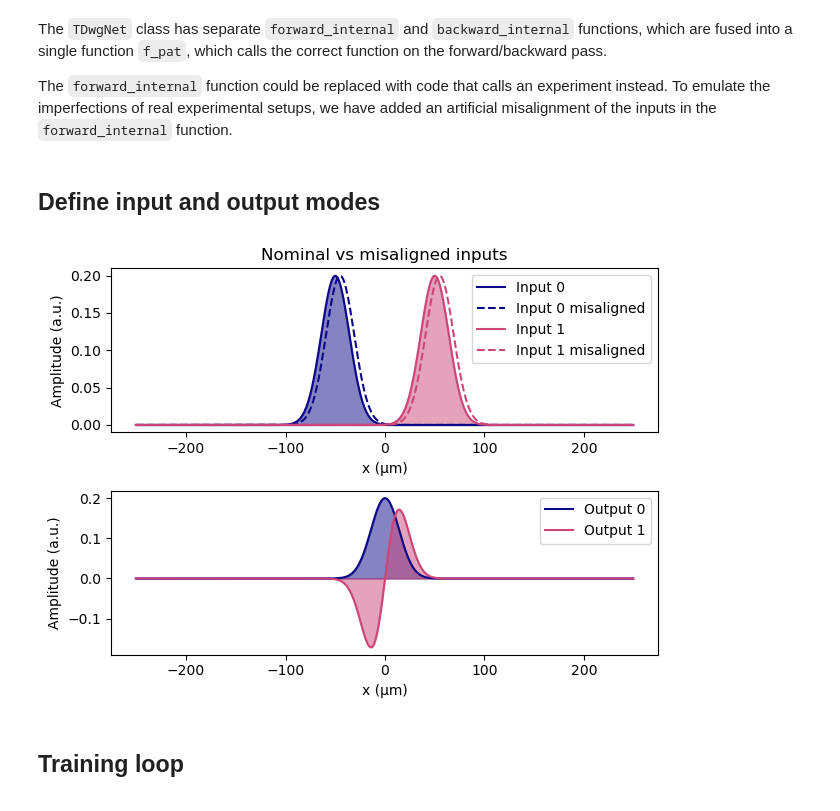
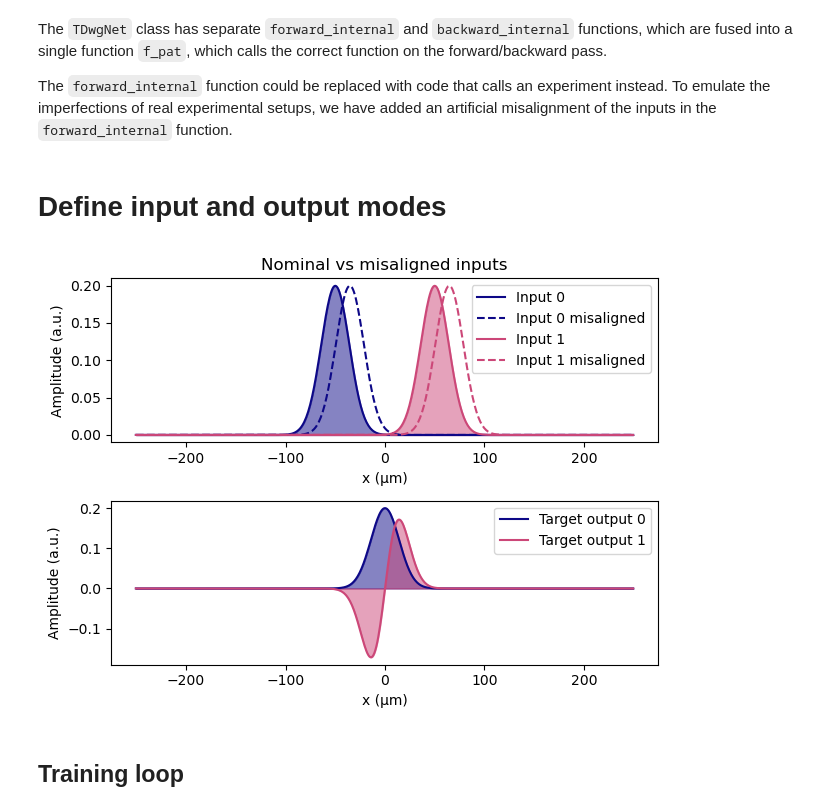
Before and after one commit to ms3452/2D-waveguide-demo-code, a Jupyter notebook: Example 6 Mismatched forward-backward pass.ipynb, the cells around one changed output. Drawn from its saved outputs; the diff is of its cells as text; code cells hidden in the pictures.

```diff
--- a/Example 6 Mismatched forward-backward pass.ipynb
+++ b/Example 6 Mismatched forward-backward pass.ipynb
@@ -45,14 +45,15 @@ W0 = 20  # Beam waist (1/e² radius) in μm
 
 # Training parameters
 DELTA_N_VAL = 1e-3  # Maximum refractive index change
-ITERATIONS = 100  # Number of training epochs
-LR = 0.5e-1  # Learning rate for optimizer
+ITERATIONS = 150  # Number of training epochs
+LR = 0.03 # Learning rate for optimizer
 GAMMA = 0.99  # Learning rate decay factor
-BATCH_SIZE = NMODES  # Batch size for training
 DEVICE = "cuda" if torch.cuda.is_available() else "cpu"
 
 # Waveguide container object stores simulation geometry and parameters
-wg = Waveguide(NEFF, X_AXIS, Z_AXIS, device=DEVICE)
+background_delta_n = torch.zeros(NX, dtype=torch.complex64)
+background_delta_n = add_absorbing_boundary(X_AXIS, background_delta_n, K0)  # Add PML boundaries
+wg = Waveguide(NEFF, X_AXIS, Z_AXIS, background_delta_n, device=DEVICE)
 # %% [markdown]
 ## Create trainable 2D waveguide class as pytorch.nn.Module
 # %% [markdown]
@@ -133,15 +125,15 @@ class TDwgNet(nn.Module):
 # %% [markdown]
-## Define input and output modes
+# Define input and output modes
 # %%
-INPUT_MISALIGNMENT = 5  # Transverse misalignment of inputs in μm
+INPUT_MISALIGNMENT = 15  # Transverse misalignment of inputs in μm
 # Play around with this value to see whether the training algorithm can handle the misalignment
-# A misalignment of 20 μm does not work well anymore
+# A misalignment of 50 μm does not work well anymore
 # %%
 # Input modes: Gaussian beams evenly spaced from MODE_X_MIN to MODE_X_MAX
 INPUT_MODES = torch.vstack([gaussian_beam(X_AXIS, mu, W0) for mu in np.linspace(MODE_X_MIN, MODE_X_MAX, NMODES)])
 
-# Output modes: Hermite-Gauss modes centered at x=0
-OUTPUT_MODES = make_HG_modes(X_AXIS, x_center=0, w0=W0, n=NMODES)
+# Target output modes: Hermite-Gauss modes centered at x=0
+TARGET_OUTPUT_MODES = make_HG_modes(X_AXIS, x_center=0, w0=W0, n=NMODES)
 # %%
 # Calculate misalignment in grid indices
 INDS_MISALIGNMENT = wg.x2ind(INPUT_MISALIGNMENT) - wg.x2ind(0)
@@ -151,26 +143,26 @@ input_modes_misaligned = torch.roll(INPUT_MODES, INDS_MISALIGNMENT, dims=-1)
 # %%
 # Plot nominal vs misaligned input modes
 plt.subplot(2, 1, 1)
 for ind_mode, mode in enumerate(INPUT_MODES):
-    plt.plot(X_AXIS, INPUT_MODES[ind_mode].cpu(), color=cm.plasma(ind_mode/NMODES), label=f"Input {ind_mode}")
+    plt.plot(X_AXIS, mode.real.cpu(), color=cm.plasma(ind_mode/NMODES), label=f"Input {ind_mode}")
     plt.fill_between(X_AXIS, mode, color=cm.plasma(ind_mode/NMODES), alpha=0.5)
-    plt.plot(X_AXIS, input_modes_misaligned[ind_mode].cpu(), color=cm.plasma(ind_mode/NMODES), ls='--', label=f"Input {ind_mode} misaligned")
+    plt.plot(X_AXIS, input_modes_misaligned[ind_mode].real.cpu(), color=cm.plasma(ind_mode/NMODES), ls='--', label=f"Input {ind_mode} misaligned")
 
 plt.legend(loc='upper right')
 plt.xlabel('x (μm)')
 plt.title('Nominal vs misaligned inputs')
 plt.ylabel('Amplitude (a.u.)')
 
-# Plot output modes
+# Plot target output modes
 plt.subplot(2, 1, 2)
-for ind_mode, mode in enumerate(OUTPUT_MODES):
+for ind_mode, mode in enumerate(TARGET_OUTPUT_MODES):
     plt.fill_between(X_AXIS, mode.real, color=cm.plasma(ind_mode/NMODES), alpha=0.5)
-    plt.plot(X_AXIS, mode.real, color=cm.plasma(ind_mode/NMODES), label=f'Output {ind_mode}')
+    plt.plot(X_AXIS, mode.real, color=cm.plasma(ind_mode/NMODES), label=f'Target output {ind_mode}')
 
 plt.legend(loc='upper right')
 plt.xlabel('x (μm)')
 plt.ylabel('Amplitude (a.u.)')
 
 plt.tight_layout()
 # %% [output]
-[figure, old version]
+[figure, new version]
```
Also changed, not shown: parts of 10 cells of this notebook, 1 other file.
